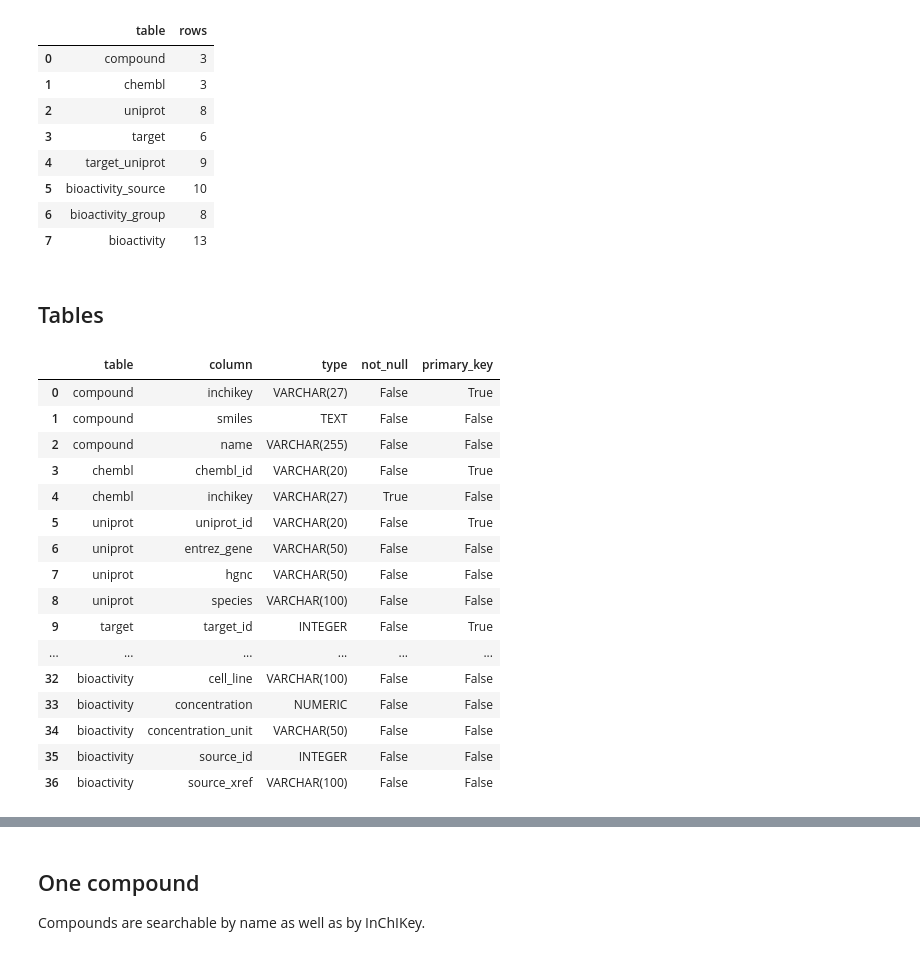
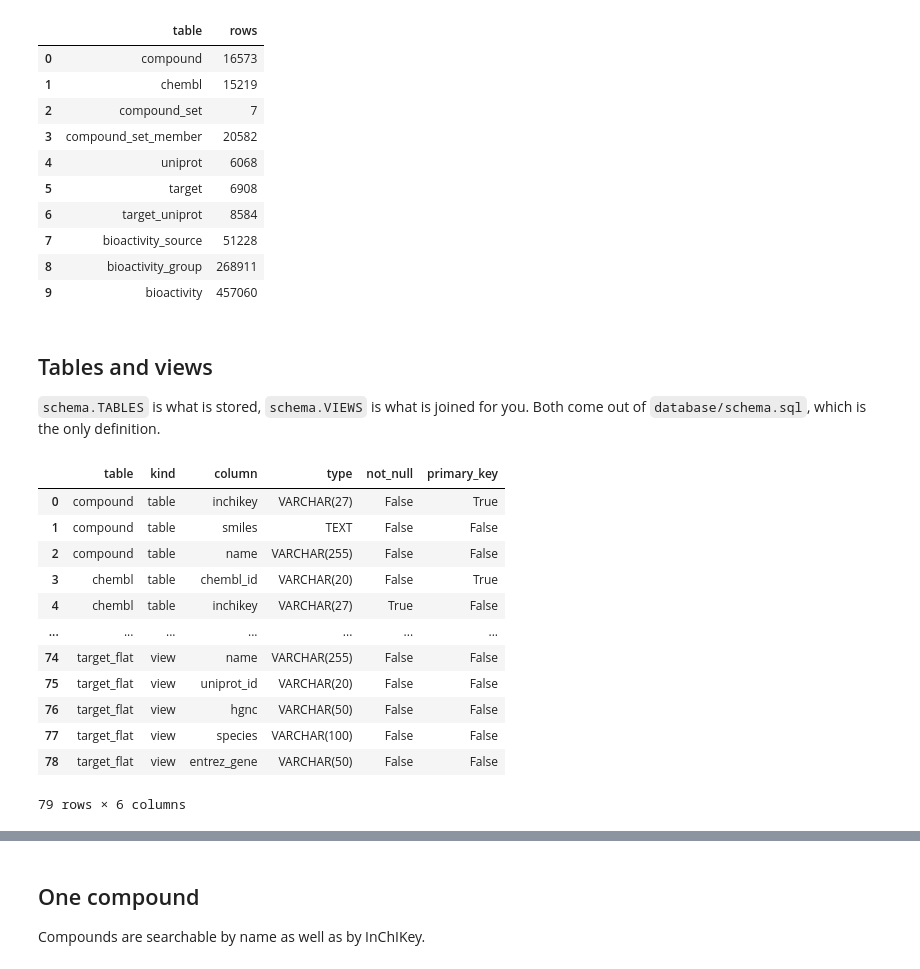
Before and after one commit to SCHMM-MelMar/Summer-School-2026, a Jupyter notebook: examples/explore_db.ipynb, the cells around one changed output, grey strips where cells are left out. Saved outputs shown, nothing was run; the diff lists cells and outputs as text; code cells hidden in the pictures.

```diff
--- a/examples/explore_db.ipynb
+++ b/examples/explore_db.ipynb
@@ -13,57 +20,69 @@ import pandas as pd
 
 from probedb import ProbeDB
 from loader import load, load_all
-from loader.load import STAGING # the repository's staging directory
+from loader.load import STAGING  # the repository's staging directory
 
 pd.set_option("display.max_colwidth", 44)
 pd.set_option("display.width", 170)
 
-db = ProbeDB(":memory:", create=True)
+DB = STAGING.parent / "probe.db"
+if not DB.exists():
+    raise FileNotFoundError(
+        f"{DB} not found. Build it first:\n"
+        f"    python examples/populate_db.py --lenient"
+    )
 
-load(db, STAGING / "_template", source="template")
-# load_all(db, STAGING) # every source directory instead
+# no create=True: the file already has its tables, and nothing here writes
+db = ProbeDB(DB)
+
+# to build from the staging files instead, leaving the file alone:
+# db = ProbeDB(":memory:", create=True)
+# load_all(db, STAGING, strict=False)            # strict=True refuses a bad directory
+# load(db, STAGING / "opnme", source="opnme")    # or one directory at a time
 
 db.counts()
 # %% [output]
 |  | table | rows |
-| 0 | compound | 3 |
-| 1 | chembl | 3 |
-| 2 | uniprot | 8 |
-| 3 | target | 6 |
-| 4 | target_uniprot | 9 |
-| 5 | bioactivity_source | 10 |
-| 6 | bioactivity_group | 8 |
-| 7 | bioactivity | 13 |
+| 0 | compound | 16573 |
+| 1 | chembl | 15219 |
+| 2 | compound_set | 7 |
+| 3 | compound_set_member | 20582 |
+| 4 | uniprot | 6068 |
+| 5 | target | 6908 |
+| 6 | target_uniprot | 8584 |
+| 7 | bioactivity_source | 51228 |
+| 8 | bioactivity_group | 268911 |
+| 9 | bioactivity | 457060 |
 # %% [markdown]
-## Tables
+## Tables and views
+
+`schema.TABLES` is what is stored, `schema.VIEWS` is what is joined for you.
+Both come out of `database/schema.sql`, which is the only definition.
 # %%
 from probedb import schema
 
 columns = []
-for table in schema.TABLES:
+for table in schema.TABLES + schema.VIEWS:
     for row in db.conn.execute(f"PRAGMA table_info({table})"):
-        columns.append({"table": table, "column": row[1], "type": row[2],
+        columns.append({"table": table, "kind": "view" if table in schema.VIEWS else "table",
+                        "column": row[1], "type": row[2],
                         "not_null": bool(row[3]), "primary_key": bool(row[5])})
 
 pd.DataFrame(columns)
 # %% [output]
-|  | table | column | type | not_null | primary_key |
-| 0 | compound | inchikey | VARCHAR(27) | False | True |
-| 1 | compound | smiles | TEXT | False | False |
-| 2 | compound | name | VARCHAR(255) | False | False |
-| 3 | chembl | chembl_id | VARCHAR(20) | False | True |
-| 4 | chembl | inchikey | VARCHAR(27) | True | False |
-| 5 | uniprot | uniprot_id | VARCHAR(20) | False | True |
-| 6 | uniprot | entrez_gene | VARCHAR(50) | False | False |
-| 7 | uniprot | hgnc | VARCHAR(50) | False | False |
-| 8 | uniprot | species | VARCHAR(100) | False | False |
-| 9 | target | target_id | INTEGER | False | True |
-| ... | ... | ... | ... | ... | ... |
-| 32 | bioactivity | cell_line | VARCHAR(100) | False | False |
-| 33 | bioactivity | concentration | NUMERIC | False | False |
-| 34 | bioactivity | concentration_unit | VARCHAR(50) | False | False |
-| 35 | bioactivity | source_id | INTEGER | False | False |
-| 36 | bioactivity | source_xref | VARCHAR(100) | False | False |
+|  | table | kind | column | type | not_null | primary_key |
+| 0 | compound | table | inchikey | VARCHAR(27) | False | True |
+| 1 | compound | table | smiles | TEXT | False | False |
+| 2 | compound | table | name | VARCHAR(255) | False | False |
+| 3 | chembl | table | chembl_id | VARCHAR(20) | False | True |
+| 4 | chembl | table | inchikey | VARCHAR(27) | True | False |
+| ... | ... | ... | ... | ... | ... | ... |
+| 74 | target_flat | view | name | VARCHAR(255) | False | False |
+| 75 | target_flat | view | uniprot_id | VARCHAR(20) | False | False |
+| 76 | target_flat | view | hgnc | VARCHAR(50) | False | False |
+| 77 | target_flat | view | species | VARCHAR(100) | False | False |
+| 78 | target_flat | view | entrez_gene | VARCHAR(50) | False | False |
+79 rows × 6 columns
 # %%
 db.table("compound")
 # %% [output]
```
Also changed, not shown: parts of 30 cells of this notebook, 10 other files.
